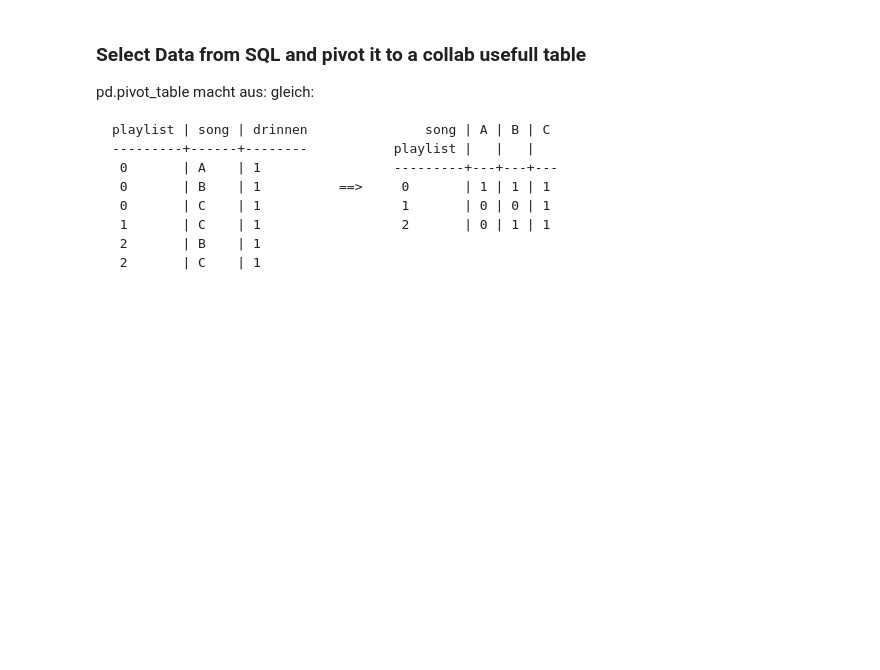
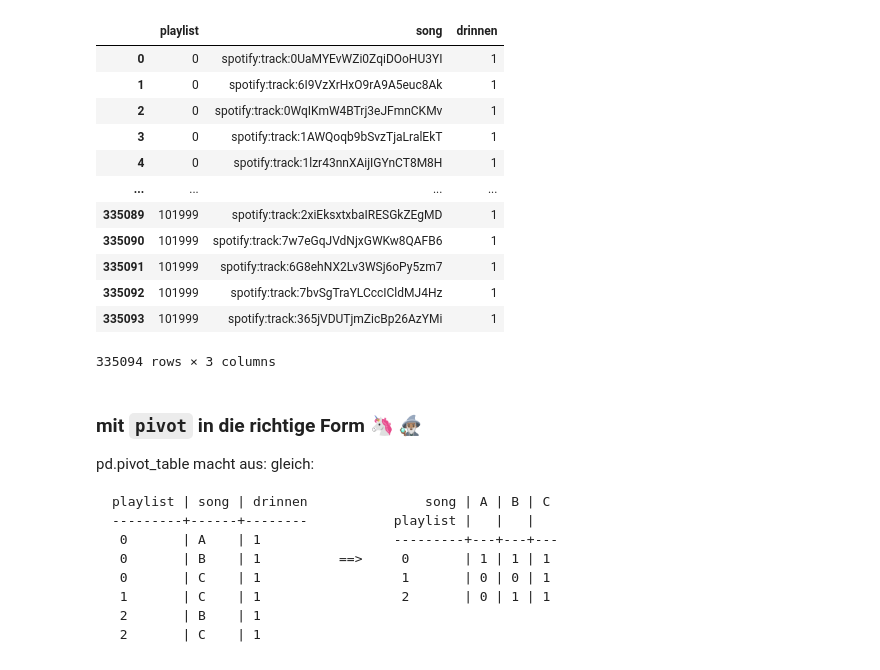
Before and after one commit to ollllliver/Spotify-recommendation-system, a Jupyter notebook: collaborative_filtering/Collaborative-Filtering_Matrix-Creator.ipynb, the cells around one changed output. Cells and saved outputs as stored; diff of their text form; code cells hidden in the pictures; blank space fills up the shorter version.

Commit message:
Collaborative Filtering steht jetzt! Alles nötige fertig gemacht und kommentiert.

````diff
--- a/collaborative_filtering/Collaborative-Filtering_Matrix-Creator.ipynb
+++ b/collaborative_filtering/Collaborative-Filtering_Matrix-Creator.ipynb
@@ -29,5 +38,23 @@ conn = psycopg2.connect(f"dbname='orent001_spotify_test' user='{user}' host='loc
+# %%
+query = "SELECT playlist, song, 1 as drinnen FROM p_enthaelt_s;"
+playlist_recommendations = pd.io.sql.read_sql_query(query,conn)
+playlist_recommendations
+# %% [output]
+|  | playlist | song | drinnen |
+| 0 | 0 | spotify:track:0UaMYEvWZi0ZqiDOoHU3YI | 1 |
+| 1 | 0 | spotify:track:6I9VzXrHxO9rA9A5euc8Ak | 1 |
+| 2 | 0 | spotify:track:0WqIKmW4BTrj3eJFmnCKMv | 1 |
+| 3 | 0 | spotify:track:1AWQoqb9bSvzTjaLralEkT | 1 |
+| 4 | 0 | spotify:track:1lzr43nnXAijIGYnCT8M8H | 1 |
+| ... | ... | ... | ... |
+| 335089 | 101999 | spotify:track:2xiEksxtxbaIRESGkZEgMD | 1 |
+| 335090 | 101999 | spotify:track:7w7eGqJVdNjxGWKw8QAFB6 | 1 |
+| 335091 | 101999 | spotify:track:6G8ehNX2Lv3WSj6oPy5zm7 | 1 |
+| 335092 | 101999 | spotify:track:7bvSgTraYLCccICldMJ4Hz | 1 |
+| 335093 | 101999 | spotify:track:365jVDUTjmZicBp26AzYMi | 1 |
+335094 rows × 3 columns
 # %% [markdown]
-### Select Data from SQL and pivot it to a collab usefull table
+### mit ```pivot``` in die richtige Form 🦄 🧙🏽‍♂️
 
 pd.pivot_table macht aus:           gleich:
 
````
Also changed, not shown: parts of 10 cells of this notebook, 2 other files.
